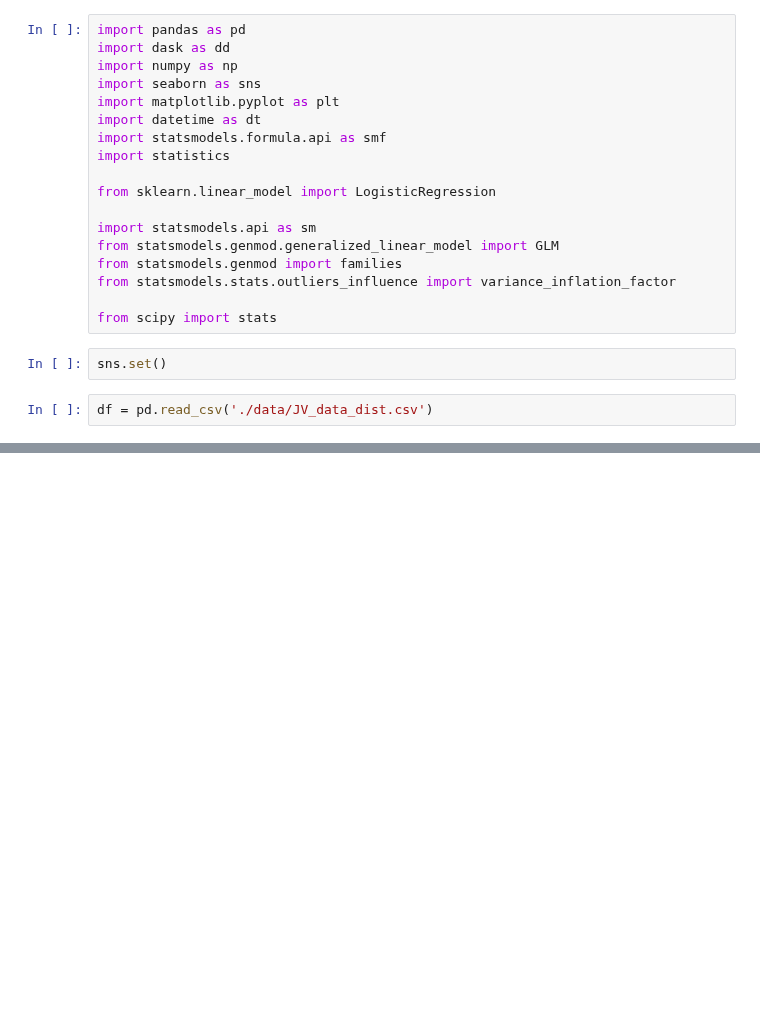
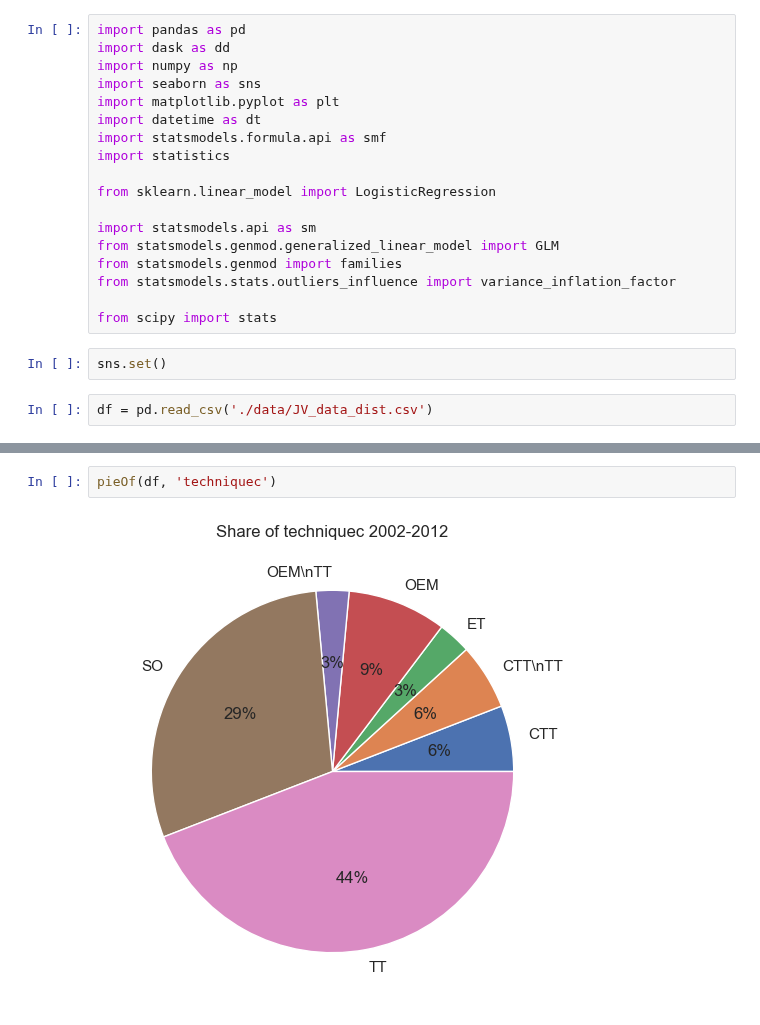
Before and after one commit to bang-a-coder/thesis-analysis, a Jupyter notebook: explore_visual.ipynb, the cells around one changed output, grey strips where cells are left out. Cells and saved outputs as stored; diff of their text form; blank space fills up the shorter version.

```diff
--- a/explore_visual.ipynb
+++ b/explore_visual.ipynb
@@ -55,0 +56,4 @@ plt.show()
+# %%
+pieOf(df, 'techniquec')
+# %% [output]
+[figure, added]
```
Also changed, not shown: parts of 7 cells of this notebook, 2 other files.
